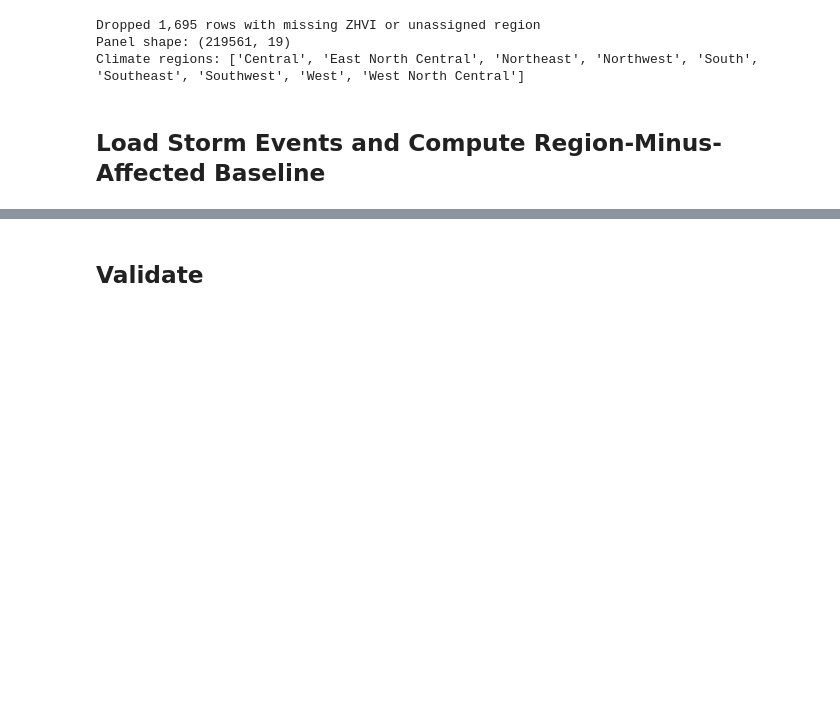
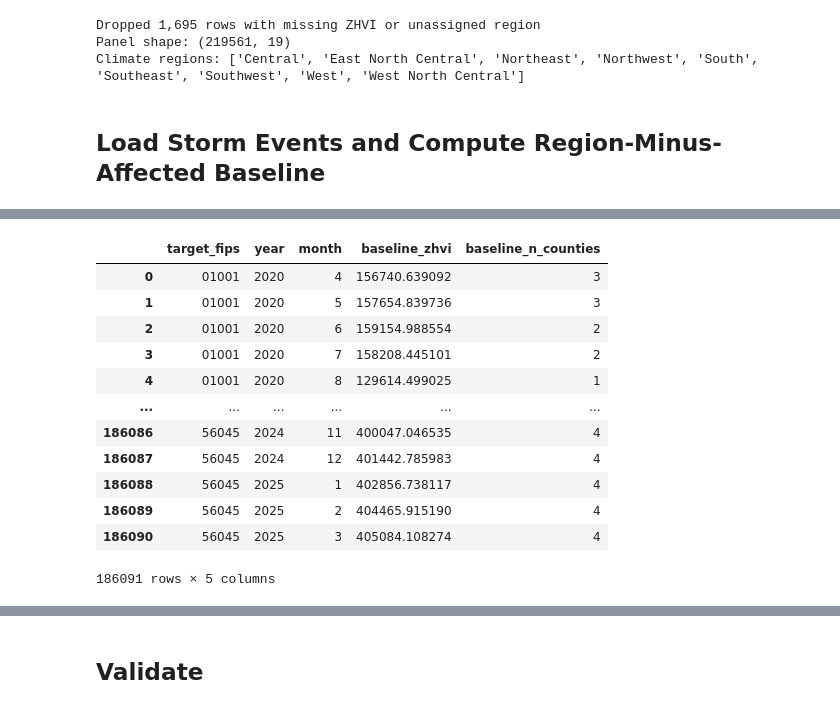
Before and after one commit to csclev/climate-exposure, a Jupyter notebook: notebooks/04_zillow_pipeline.ipynb, the cells around one changed output, grey strips where cells are left out. Saved outputs shown, nothing was run; the diff lists cells and outputs as text; code cells hidden in the pictures; blank space fills up the shorter version.

```diff
--- a/notebooks/04_zillow_pipeline.ipynb
+++ b/notebooks/04_zillow_pipeline.ipynb
@@ -256,0 +321,32 @@ Rows missing baseline: 0
+# %%
+# Adjacent Counties Baseline
+
+# 2. Join the neighbors to their actual price data for each month
+neighbors_df = neighbors.merge(
+    panel[['stcofips','zhvi', 'year', 'month', 'month_t', 'is_clean_control']],
+    left_on='neighbor_fips',
+    right_on='stcofips'
+)
+neighbors_df = neighbors_df[neighbors_df['is_clean_control'] == True]
+# 3. Calculate the average deviation of the neighbors for each target county, each month
+neighbors_df = (neighbors_df
+ .groupby(['target_fips', 'year', 'month'])
+ .agg(baseline_zhvi=('zhvi','mean'), baseline_n_counties=('zhvi','count'))
+ .reset_index()
+)
+
+neighbors_df
+# %% [output]
+|  | target_fips | year | month | baseline_zhvi | baseline_n_counties |
+| 0 | 01001 | 2020 | 4 | 156740.639092 | 3 |
+| 1 | 01001 | 2020 | 5 | 157654.839736 | 3 |
+| 2 | 01001 | 2020 | 6 | 159154.988554 | 2 |
+| 3 | 01001 | 2020 | 7 | 158208.445101 | 2 |
+| 4 | 01001 | 2020 | 8 | 129614.499025 | 1 |
+| ... | ... | ... | ... | ... | ... |
+| 186086 | 56045 | 2024 | 11 | 400047.046535 | 4 |
+| 186087 | 56045 | 2024 | 12 | 401442.785983 | 4 |
+| 186088 | 56045 | 2025 | 1 | 402856.738117 | 4 |
+| 186089 | 56045 | 2025 | 2 | 404465.915190 | 4 |
+| 186090 | 56045 | 2025 | 3 | 405084.108274 | 4 |
+186091 rows × 5 columns
```
Also changed, not shown: parts of 10 cells of this notebook, 30 other files.
